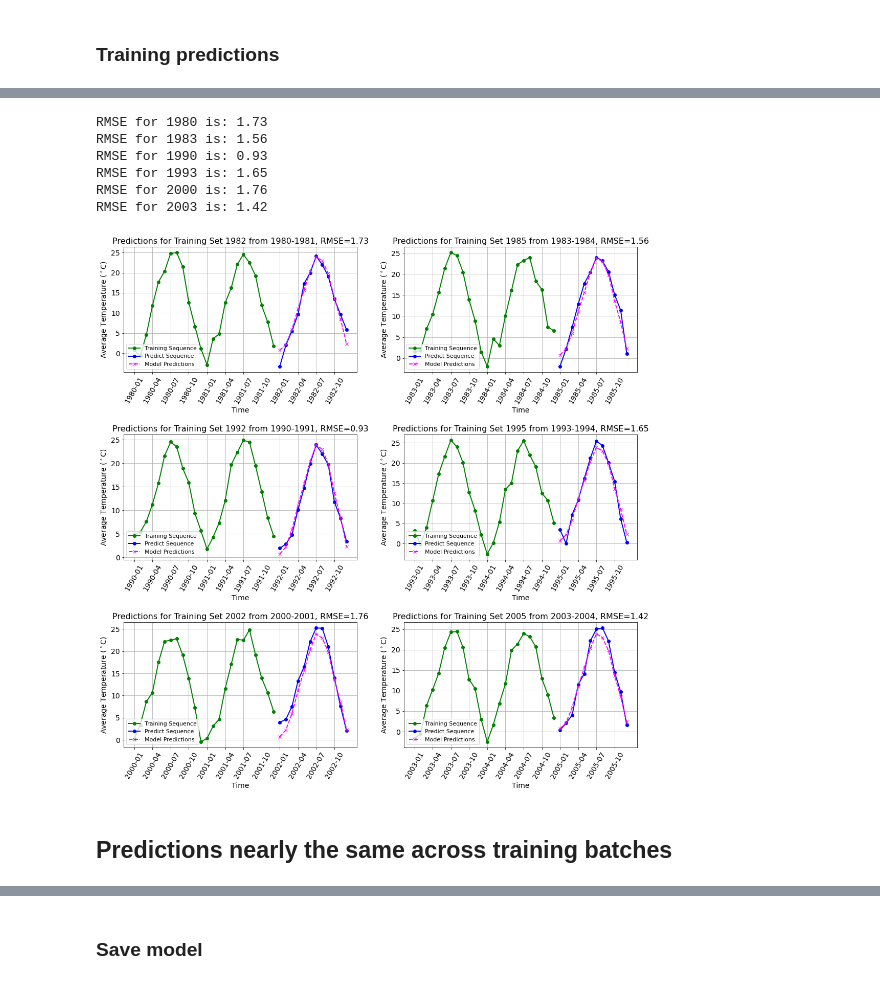
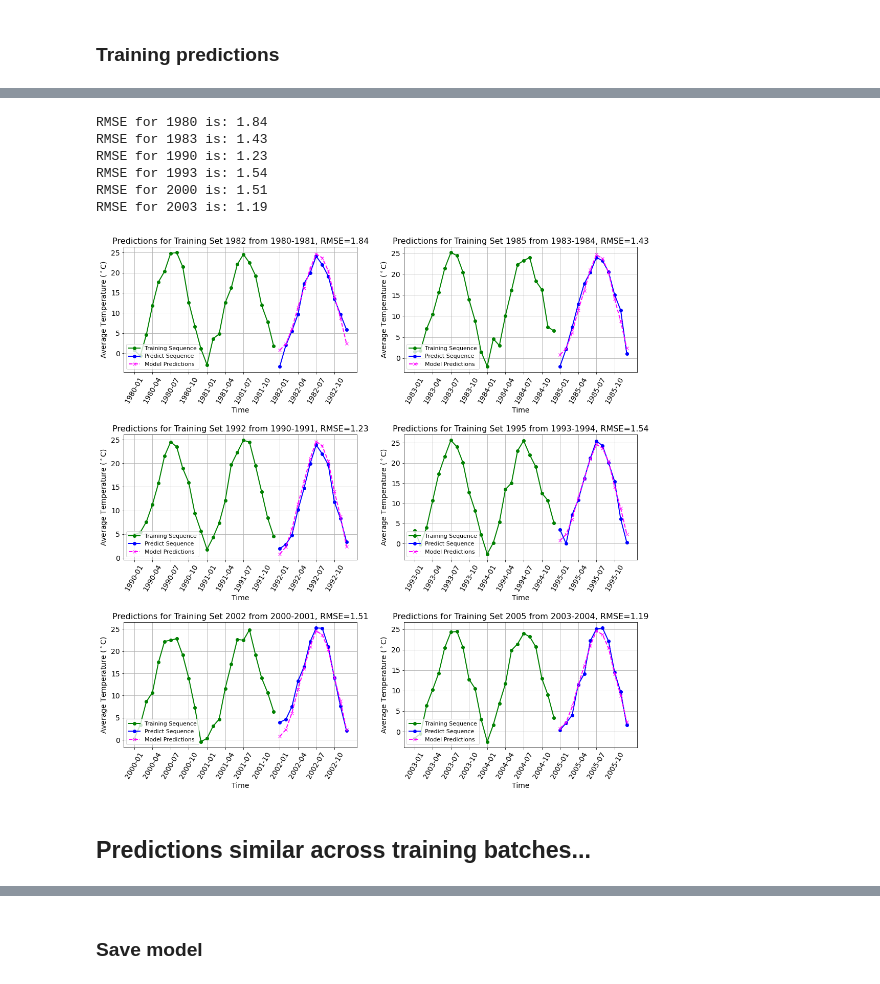
Before and after one commit to jrf343/RNN, a Jupyter notebook: Philly_multibatch_RNN_testing.ipynb, the cells around one changed output, grey strips where cells are left out. Cells and saved outputs as stored; diff of their text form; code cells hidden in the pictures.

```diff
--- a/Philly_multibatch_RNN_testing.ipynb
+++ b/Philly_multibatch_RNN_testing.ipynb
@@ -316,2 +327,4 @@ def predict_batches_check(model, X_inp, y_inp):
+# %%
+y_preds_train_tanh, rmses_train_tanh = predict_batches(rnn_tanh_batches, X_train, y_train)
 # %% [markdown]
 ### Training predictions
@@ -549,48 +338,48 @@ for i in range(len(years_train)):
     X_batch = X_train[i]
     y_batch = y_train[i]
     ax_coord = ax_coords[i]
-    y_pred_batch = y_preds_train[i]
-    rmse_batch = rmses_train[i]
+    y_pred_batch = y_preds_train_tanh[i]
+    rmse_batch = rmses_train_tanh[i]
 
     t_vals_x = train_slice.iloc[:len(X_batch), :]["date"].dt.strftime('%Y-%m')
     t_vals_y = train_slice.iloc[len(X_batch):(len(X_batch)+len(y_batch)), :]["date"].dt.strftime('%Y-%m')
 
     axs[ax_coord].plot(t_vals_x, X_batch.flatten(), color="green", linestyle="solid", label="Training Sequence", linewidth=2, marker="o")
     axs[ax_coord].plot(t_vals_y, y_batch.flatten(), color="blue", linestyle="solid", label="Predict Sequence", linewidth=2, marker="o")
 
 
     axs[ax_coord].plot(t_vals_y, y_pred_batch.flatten(), color = "magenta", linestyle="dashed", label=f"Model Predictions", linewidth=2, marker="x")
 
 
     axs[ax_coord].set_xlabel("Time", fontsize=14)
     axs[ax_coord].set_ylabel("Average Temperature ($^\circ$C)", fontsize=14)
     axs[ax_coord].set_title(f"Predictions for Training Set {year+2} from {year}-{year+1}, RMSE={rmse_batch:.2f}",
                 fontsize=16)
     new_xticks = (train_slice["date"].dt.strftime('%Y-%m')
                   .iloc[list(range(0, len(train_slice), 3))] # 3 month intervals
     )
     axs[ax_coord].set_xticks(new_xticks, labels=new_xticks.astype(str), rotation=60)
     # axs[ax_coord].set_xticks(new_xticks, rotation=45)
     # axs[ax_coord].set_xticklabels(new_xticks, rotation=45)
     axs[ax_coord].tick_params(axis="x", labelsize=14)
     axs[ax_coord].tick_params(axis="y", labelsize=14)
     axs[ax_coord].legend(fontsize=11, loc="lower left")
     axs[ax_coord].grid()
 
     # val_testing_dict["rmse"].append(rmse_batch)
 
     print(f"RMSE for {year} is: {rmse_batch:.2f}")
 plt.subplots_adjust(hspace=0.5)
 # %% [output]
-RMSE for 1980 is: 1.73
-RMSE for 1983 is: 1.56
-RMSE for 1990 is: 0.93
-RMSE for 1993 is: 1.65
-RMSE for 2000 is: 1.76
-RMSE for 2003 is: 1.42
+RMSE for 1980 is: 1.84
+RMSE for 1983 is: 1.43
+RMSE for 1990 is: 1.23
+RMSE for 1993 is: 1.54
+RMSE for 2000 is: 1.51
+RMSE for 2003 is: 1.19
-[figure, old version]
+[figure, new version]
 # %% [markdown]
-## Predictions nearly the same across training batches
+## Predictions similar across training batches...
 # %%
 y_preds_train
 # %% [output]
```
Also changed, not shown: parts of 73 cells of this notebook, 19 other files.
